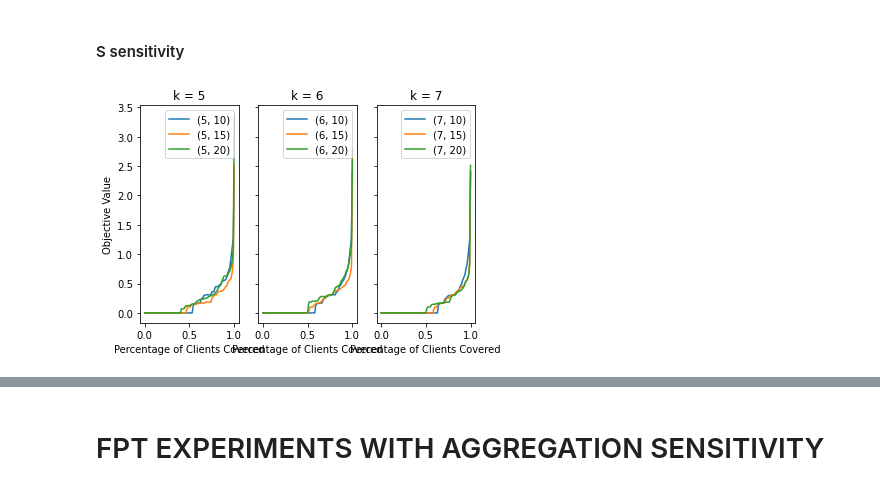
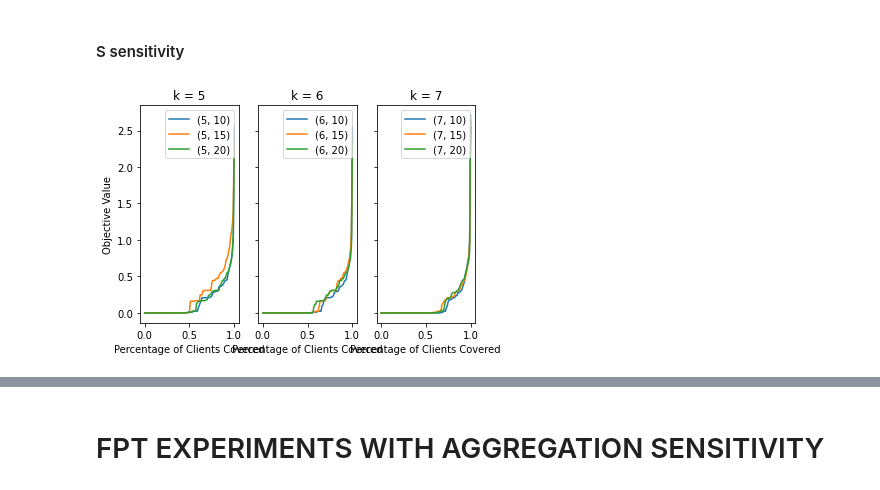
Before and after one commit to Ann924/Mobile-Facility, a Jupyter notebook: Ann_Exp.ipynb, the cells around one changed output, grey strips where cells are left out. Saved outputs shown, nothing was run; the diff lists cells and outputs as text; code cells hidden in the pictures.

```diff
--- a/Ann_Exp.ipynb
+++ b/Ann_Exp.ipynb
@@ -237,32 +234,32 @@ fig.savefig('FPT_facility_count_sensitivity_1', dpi = 500)
 # %%
 fig, ax = plt.subplots(1, 3, sharex=True, sharey=True)
 
 fac_options = list(entries_fac.keys())
 s_options = list(entries_s.keys())
 
-with open('fpt_exp_sensitivity_0.json', 'r') as file:
+with open('fpt_exp_sensitivity_1.json', 'r') as file:
     data = json.load(file)
 
     for count in range(len(fac_options)):
         for key in entries_fac[fac_options[count]]:
             x = []
             y = []
             for i in range(0, 101, 1):
                 x.append(i/100)
                 y.append(calculate_percentile_objective(data[key]["assignments"], i/100))
             ax[count].plot(x, y, label = key)
 
         ax[count].set_title(f"k = {fac_options[count]}")
         ax[count].legend()
 
     for axs in ax.flat:
         axs.set(xlabel='Percentage of Clients Covered', ylabel='Objective Value')
     for axs in ax.flat:
         axs.label_outer()
 
     plt.show()
 # %% [output]
-[figure, old version]
+[figure, new version]
 # %%
 fig.set_figheight(3)
 fig.set_figwidth(18)
```
Also changed, not shown: parts of 12 cells of this notebook, 6 other files.
